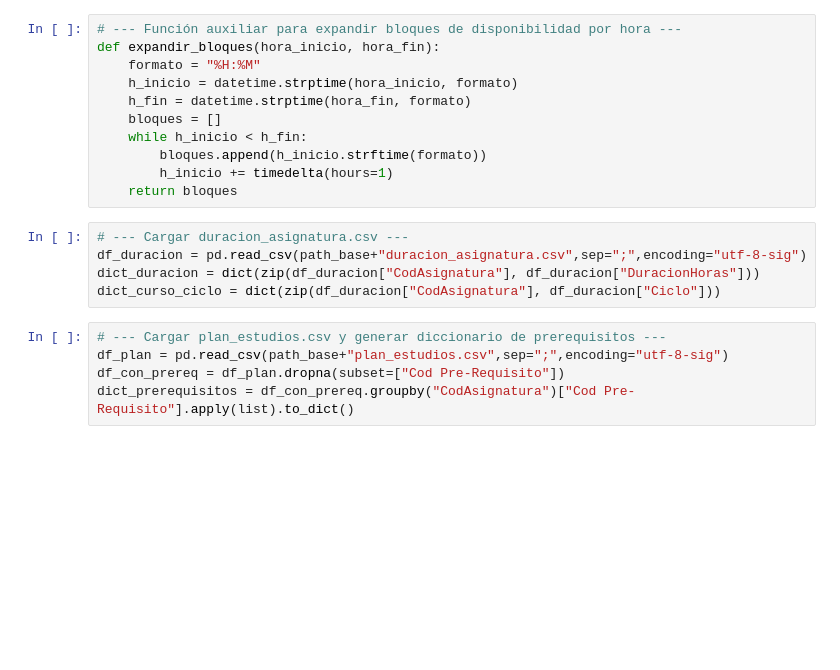
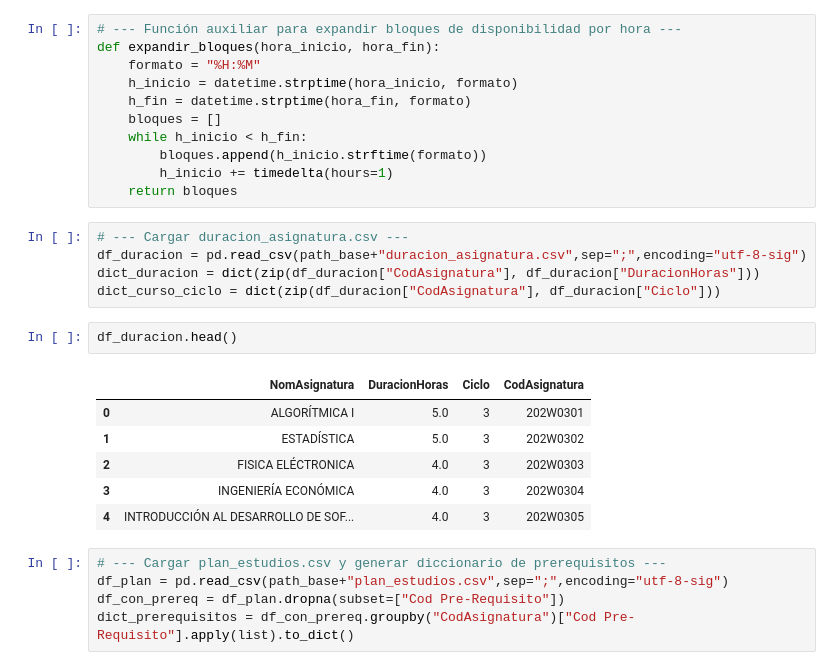
Before and after one commit to NicolasRojasGalaDEV/timeTablingFisiUNMSM, a Jupyter notebook: solucion_metaheuristica2.ipynb, the cells around one changed output. Cells and saved outputs as stored; diff of their text form; blank space fills up the shorter version.

```diff
--- a/solucion_metaheuristica2.ipynb
+++ b/solucion_metaheuristica2.ipynb
@@ -21,6 +21,15 @@ def expandir_bloques(hora_inicio, hora_fin):
 df_duracion = pd.read_csv(path_base+"duracion_asignatura.csv",sep=";",encoding="utf-8-sig")
 dict_duracion = dict(zip(df_duracion["CodAsignatura"], df_duracion["DuracionHoras"]))
 dict_curso_ciclo = dict(zip(df_duracion["CodAsignatura"], df_duracion["Ciclo"]))
+# %%
+df_duracion.head()
+# %% [output]
+|  | NomAsignatura | DuracionHoras | Ciclo | CodAsignatura |
+| 0 | ALGORÍTMICA I | 5.0 | 3 | 202W0301 |
+| 1 | ESTADÍSTICA | 5.0 | 3 | 202W0302 |
+| 2 | FISICA ELÉCTRONICA | 4.0 | 3 | 202W0303 |
+| 3 | INGENIERÍA ECONÓMICA | 4.0 | 3 | 202W0304 |
+| 4 | INTRODUCCIÓN AL DESARROLLO DE SOF... | 4.0 | 3 | 202W0305 |
 # %%
 # --- Cargar plan_estudios.csv y generar diccionario de prerequisitos ---
 df_plan = pd.read_csv(path_base+"plan_estudios.csv",sep=";",encoding="utf-8-sig")
```
Also changed, not shown: parts of 4 cells of this notebook.
